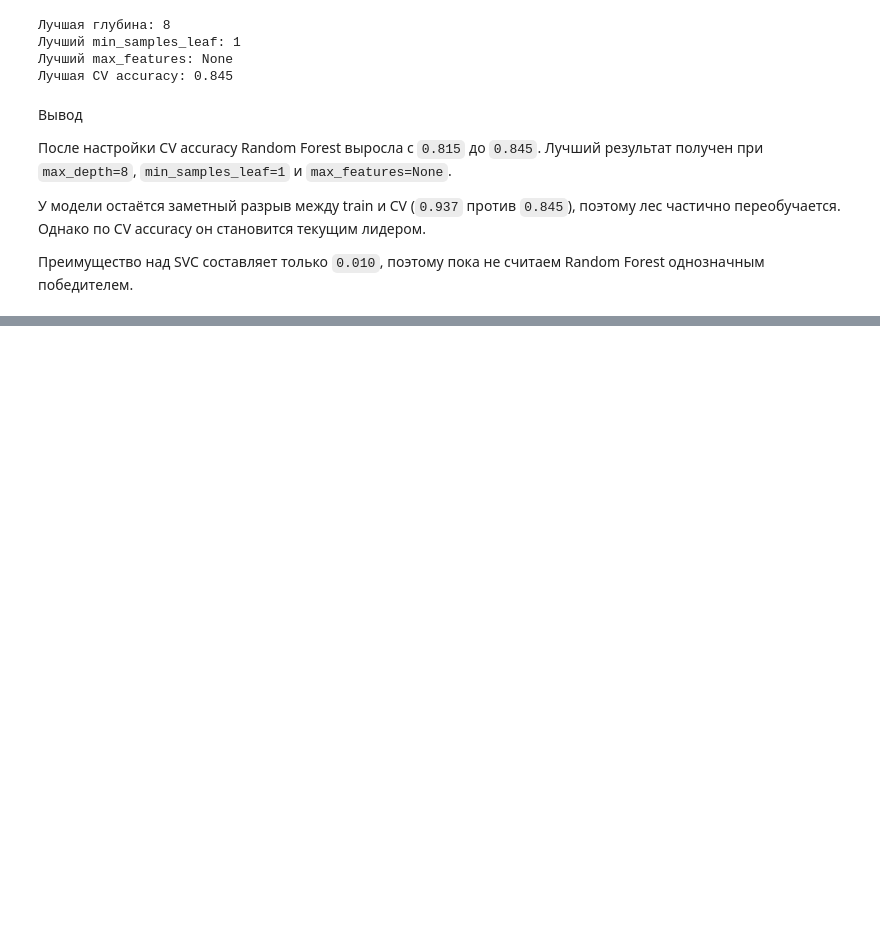
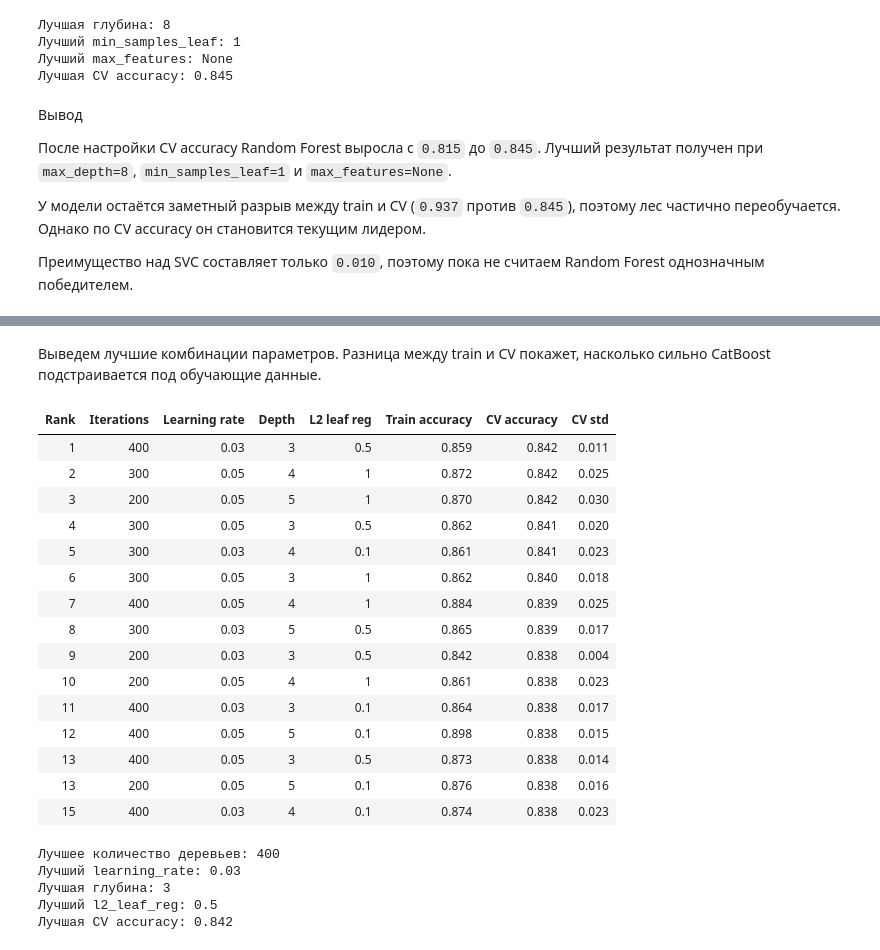
Before and after one commit to caesarrimskiyyyyyyyyyyyy/competition-titanic, a Jupyter notebook: notebooks/03_experiments.ipynb, the cells around one changed output, grey strips where cells are left out. Drawn from its saved outputs; the diff is of its cells as text; code cells hidden in the pictures; blank space fills up the shorter version.

Commit message:
catboost implement + experiment

```diff
--- a/notebooks/03_experiments.ipynb
+++ b/notebooks/03_experiments.ipynb
@@ -350,7 +350,7 @@ print(f'Лучшая CV accuracy: {svc_refined_search.best_score_:.3f}')
 На первом запуске оставляем дерево почти без ограничений, чтобы получить его базовый результат. Настройкой глубины и размера листьев займёмся отдельно, если модель окажется перспективной.
 # %%
 # Загружаем паарметры дерева решений.
-config = OmegaConf.load(CONFIG_DIR/'decision_tree.yaml')
+config = OmegaConf.load(CONFIG_DIR/'decision_tree'/'01_basic.yaml')
 
 # Создаем DecisionTreeClassifier из YAML.
 model = instantiate(config.model)
@@ -502,0 +618,70 @@ print(f'Лучшая CV accuracy: ' f'{random_forest_search.best_score_:.3f}')
+# %% [markdown]
+Выведем лучшие комбинации параметров. Разница между train и CV покажет, насколько сильно CatBoost подстраивается под обучающие данные.
+# %%
+result_columns = {
+    'rank_test_score': 'Rank',
+    'param_catboostclassifier__iterations': 'Iterations',
+    'param_catboostclassifier__learning_rate': 'Learning rate',
+    'param_catboostclassifier__depth': 'Depth',
+    'param_catboostclassifier__l2_leaf_reg': 'L2 leaf reg',
+    'mean_train_score': 'Train accuracy',
+    'mean_test_score': 'CV accuracy',
+    'std_test_score': 'CV std'
+}
+
+catboost_search_results = (
+    pd.DataFrame(catboost_search.cv_results_)
+    .rename(columns=result_columns)
+    .filter(items=tuple(result_columns.values()))
+    .astype({
+        'Rank': 'int64',
+        'Iterations': 'int64',
+        'Learning rate': 'float64',
+        'Depth': 'int64',
+        'L2 leaf reg': 'float64'
+    })
+    .sort_values(['Rank', 'CV std'])
+    .reset_index(drop=True)
+)
+
+display(
+    catboost_search_results
+    .head(15)
+    .style
+    .hide(axis='index')
+    .format({
+        'Learning rate': '{:.2f}',
+        'L2 leaf reg': '{:g}',
+        'Train accuracy': '{:.3f}',
+        'CV accuracy': '{:.3f}',
+        'CV std': '{:.3f}'
+    })
+)
+
+print('Лучшее количество деревьев:', catboost_search.best_params_['catboostclassifier__iterations'])
+print('Лучший learning_rate:', catboost_search.best_params_['catboostclassifier__learning_rate'])
+print('Лучшая глубина:', catboost_search.best_params_['catboostclassifier__depth'])
+print('Лучший l2_leaf_reg:', catboost_search.best_params_['catboostclassifier__l2_leaf_reg'])
+print(f'Лучшая CV accuracy: ' f'{catboost_search.best_score_:.3f}')
+# %% [output]
+| Rank | Iterations | Learning rate | Depth | L2 leaf reg | Train accuracy | CV accuracy | CV std |
+| 1 | 400 | 0.03 | 3 | 0.5 | 0.859 | 0.842 | 0.011 |
+| 2 | 300 | 0.05 | 4 | 1 | 0.872 | 0.842 | 0.025 |
+| 3 | 200 | 0.05 | 5 | 1 | 0.870 | 0.842 | 0.030 |
+| 4 | 300 | 0.05 | 3 | 0.5 | 0.862 | 0.841 | 0.020 |
+| 5 | 300 | 0.03 | 4 | 0.1 | 0.861 | 0.841 | 0.023 |
+| 6 | 300 | 0.05 | 3 | 1 | 0.862 | 0.840 | 0.018 |
+| 7 | 400 | 0.05 | 4 | 1 | 0.884 | 0.839 | 0.025 |
+| 8 | 300 | 0.03 | 5 | 0.5 | 0.865 | 0.839 | 0.017 |
+| 9 | 200 | 0.03 | 3 | 0.5 | 0.842 | 0.838 | 0.004 |
+| 10 | 200 | 0.05 | 4 | 1 | 0.861 | 0.838 | 0.023 |
+| 11 | 400 | 0.03 | 3 | 0.1 | 0.864 | 0.838 | 0.017 |
+| 12 | 400 | 0.05 | 5 | 0.1 | 0.898 | 0.838 | 0.015 |
+| 13 | 400 | 0.05 | 3 | 0.5 | 0.873 | 0.838 | 0.014 |
+| 13 | 200 | 0.05 | 5 | 0.1 | 0.876 | 0.838 | 0.016 |
+| 15 | 400 | 0.03 | 4 | 0.1 | 0.874 | 0.838 | 0.023 |
+Лучшее количество деревьев: 400
+Лучший learning_rate: 0.03
+Лучшая глубина: 3
+Лучший l2_leaf_reg: 0.5
+Лучшая CV accuracy: 0.842
```
Also changed, not shown: parts of 9 cells of this notebook, 9 other files.
